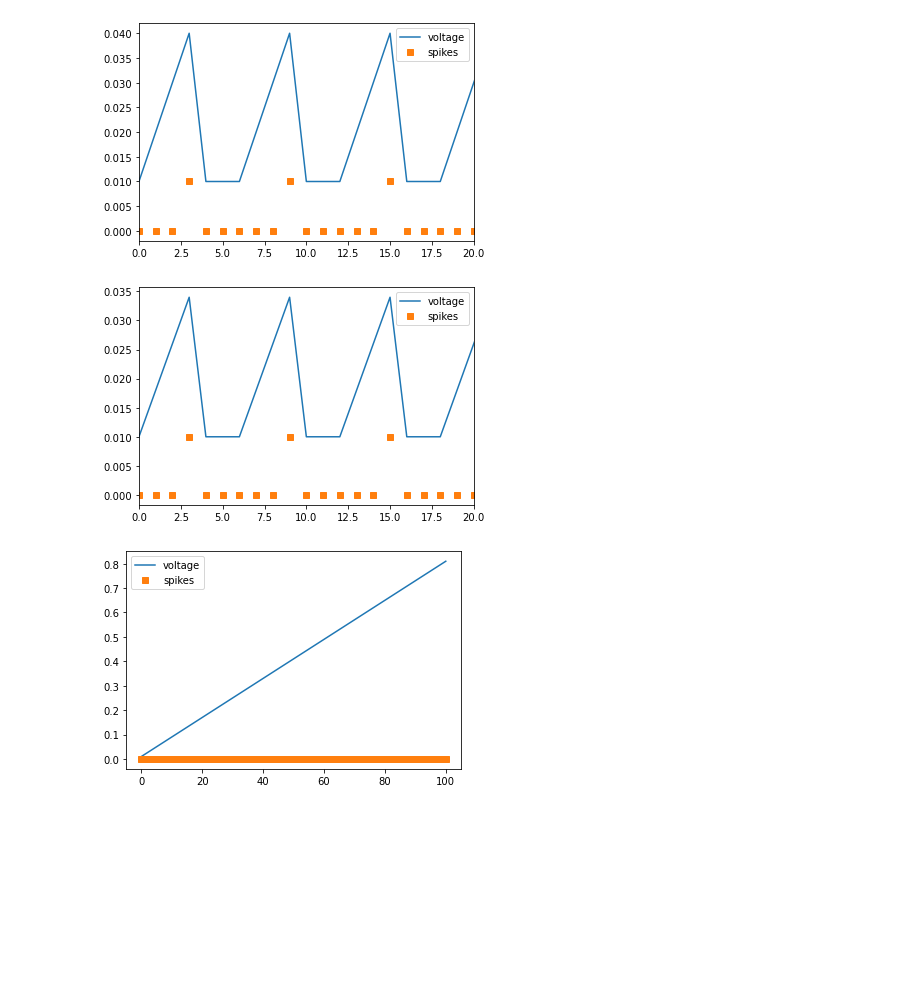
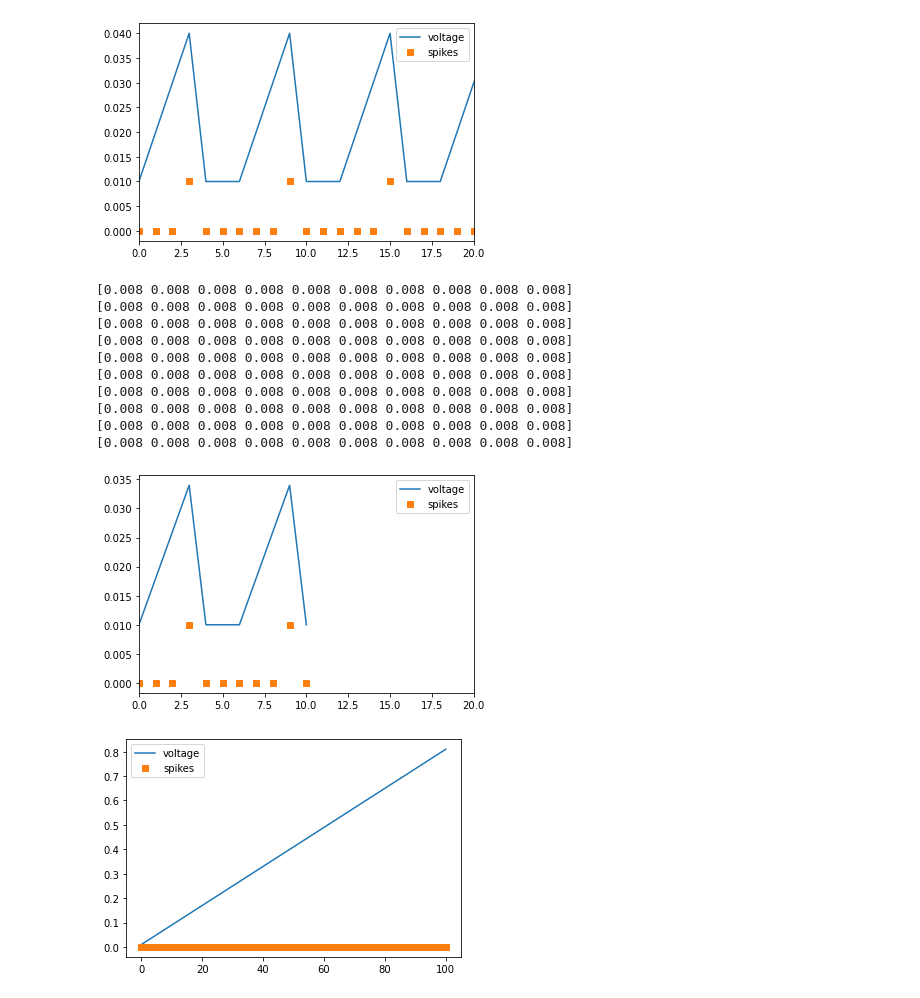
Before and after one commit to ChrizZhuang/Adaptive_SRNN_memtransistor, a Jupyter notebook: SRNN_develop.ipynb, the cells around one changed output. Drawn from its saved outputs; the diff is of its cells as text; code cells hidden in the pictures; blank space fills up the shorter version.

```diff
--- a/SRNN_develop.ipynb
+++ b/SRNN_develop.ipynb
@@ -171,7 +171,7 @@ class IF(Cell):
         return self.z
 # %%
 # test of neuron dynamics of input layer
-times = np.linspace(0, 100, 101)
+times = np.linspace(0, 10, 11)
 IF_trial = IF(10, 'input', n_ref=3)
 z_pres = 0.01*np.ones([len(times), IF_trial.n])
 v_history = [IF_trial.v[0]]
@@ -212,25 +222,35 @@ plt.show()
 # %%
 # test for hidden layer
 # as w0 doesn't involve in the dynamics of input layer,
 # hidden layer's dynamics should be different from input layer
-times = np.linspace(0, 100, 101)
+times = np.linspace(0, 10, 11)
 IF_trial = IF(10, 'hidden', n_in=8, n_ref=3)
 z_pres = 0.01*np.ones([len(times), IF_trial.n_in])
 v_history = [IF_trial.v[0]]
 z_history = [IF_trial.z[0]]
 for i in range(len(times)-1):
     IF_trial(z_pres[i]) # for callable project
     v_history.append(IF_trial.v[0])
     z_history.append(IF_trial.z[0])
 
 plt.figure()
 plt.plot(times, v_history, label='voltage')
 plt.plot(times, 0.01*np.array(z_history), 's', label='spikes')
 plt.xlim(0, 20)
 plt.legend()
 plt.show()
 # %% [output]
+[0.008 0.008 0.008 0.008 0.008 0.008 0.008 0.008 0.008 0.008]
+[0.008 0.008 0.008 0.008 0.008 0.008 0.008 0.008 0.008 0.008]
+[0.008 0.008 0.008 0.008 0.008 0.008 0.008 0.008 0.008 0.008]
+[0.008 0.008 0.008 0.008 0.008 0.008 0.008 0.008 0.008 0.008]
+[0.008 0.008 0.008 0.008 0.008 0.008 0.008 0.008 0.008 0.008]
+[0.008 0.008 0.008 0.008 0.008 0.008 0.008 0.008 0.008 0.008]
+[0.008 0.008 0.008 0.008 0.008 0.008 0.008 0.008 0.008 0.008]
+[0.008 0.008 0.008 0.008 0.008 0.008 0.008 0.008 0.008 0.008]
+[0.008 0.008 0.008 0.008 0.008 0.008 0.008 0.008 0.008 0.008]
+[0.008 0.008 0.008 0.008 0.008 0.008 0.008 0.008 0.008 0.008]
-[figure, old version]
+[figure, new version]
 # %%
 # test for output layer
 # voltage should keep increasing and no spike should be emitted
```
Also changed, not shown: parts of 12 cells of this notebook.
